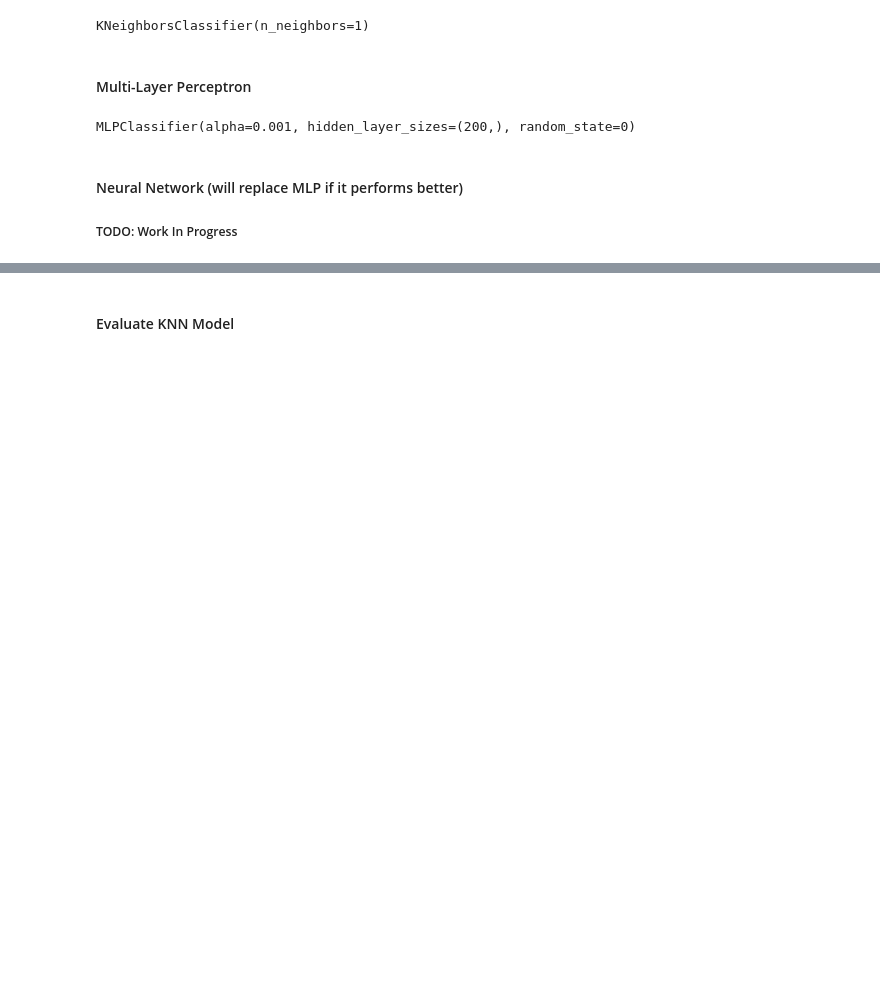
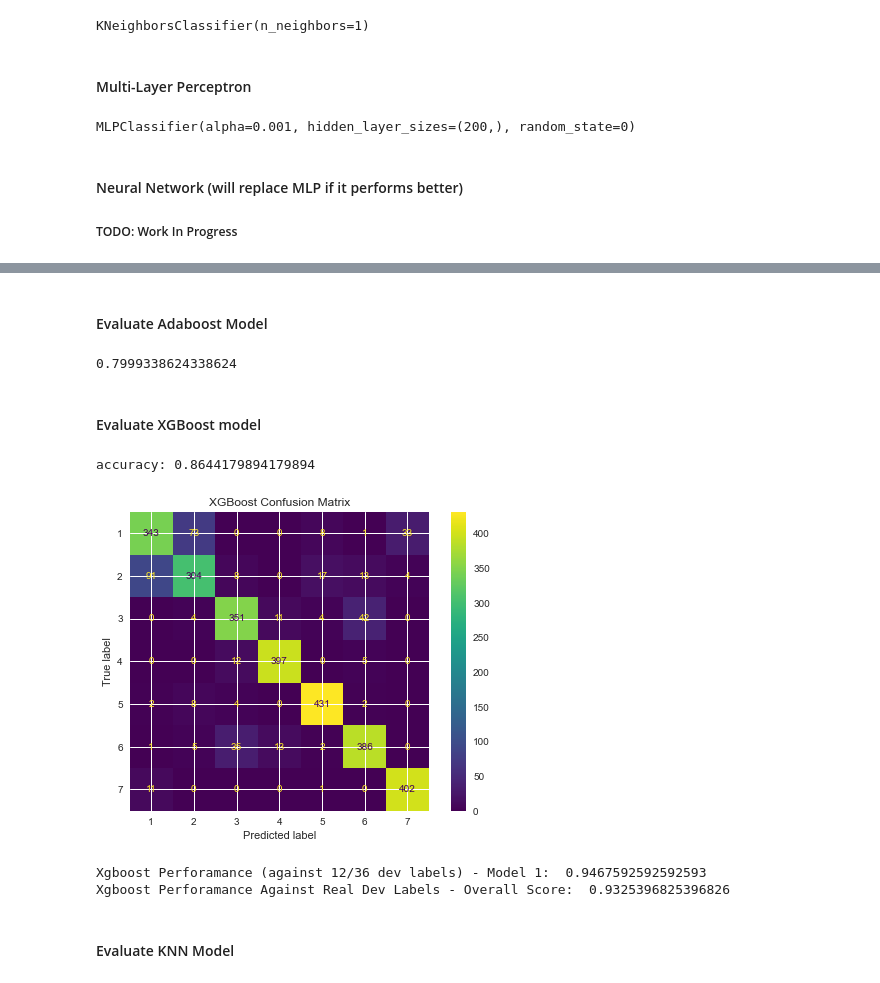
Before and after one commit to justinetaylor/mids-w207-final-project, a Jupyter notebook: clear_cut_solution.ipynb, the cells around one changed output, grey strips where cells are left out. Drawn from its saved outputs; the diff is of its cells as text; code cells hidden in the pictures; blank space fills up the shorter version.

Commit message:
updated introduction, added PCA, Adaboost and XGBoost

```diff
--- a/clear_cut_solution.ipynb
+++ b/clear_cut_solution.ipynb
@@ -212,0 +282,9 @@ RandomForestClassifier(max_depth=8)
+# %%
+from sklearn.ensemble import RandomForestClassifier
+from sklearn.ensemble import AdaBoostClassifier
+
+# Fit an Adaboost Model to all of the training data
+
+clf_ada = AdaBoostClassifier(DecisionTreeClassifier(max_depth=8),n_estimators=100,random_state=0,)
+
+clf_ada.fit(train_data_original,train_labels_original)
@@ -212,0 +296,17 @@ RandomForestClassifier(max_depth=8)
+# %%
+from xgboost import XGBClassifier
+# Fit a XG Model to all of the training data
+clf_xg = XGBClassifier(n_estimators=200,max_depth=8)
+clf_xg.fit(train_data_original,train_labels_original)
+
+# Fit a XGBoost Model to all of the training data
+xgb_model_all_data = XGBClassifier(n_estimators=200,max_depth=8)
+xgb_model_all_data.fit(train_data_12_36_4_5_7, train_labels_12_36_4_5_7)
+
+# # Fit a XGBoost Model to differentiate cover types one and two
+xgb_model_cover_type_12 = XGBClassifier(n_estimators=200,max_depth=8)
+xgb_model_cover_type_12.fit(train_data_cover_type_12.to_numpy(), train_labels_cover_type_12)
+
+# # Fit a XGBoost Model to differentiate cover types three and six
+xgb_model_cover_type_36 = XGBClassifier(n_estimators=200,max_depth=8)
+xgb_model_cover_type_36.fit(train_data_cover_type_36.to_numpy(), train_labels_cover_type_36)
@@ -324,3 +437,44 @@ Random Forest Perforamance Against Real Dev Labels - Overall Score:  0.791335978
+# %% [markdown]
+#### Evaluate Adaboost Model
+# %%
+#evaluate Adaboost model based on original data (no subsetting)
+clf_ada.score(dev_data_original,dev_labels_original)
+# %% [output]
+0.7999338624338624
+# %% [markdown]
+#### Evaluate XGBoost model
+# %%
+#First, evaluate XGBoost model on the original data (no subsetting)
+print("accuracy:", clf_xg.score(dev_data_original,dev_labels_original))
+# Plot Confusion Matrix
+plot_confusion_matrix(clf_xg, dev_data_original, dev_labels_original, values_format = "d")
+plt.title("XGBoost Confusion Matrix")
+plt.plot()
+print('\n\n')
+# %% [output]
+accuracy: 0.8644179894179894
+[figure, added]
+# %%
+#Evaluate XGBoost model with the submodels.
+xgb_predictions_all_data = xgb_model_all_data.predict(dev_data_12_36_4_5_7)
+print("Xgboost Perforamance (against 12/36 dev labels) - Model 1: ", accuracy_score(np.array(dev_labels_12_36_4_5_7), xgb_predictions_all_data))
+
+# Retrieve examples where the model predicted 12 or 36
+xgboost_predicted_12_indicies = np.where(xgb_predictions_all_data==12)
+xgboost_predicted_36_indicies = np.where(xgb_predictions_all_data==36)
+
+# Use specific sub-models to differentiate between 1 and 2 -and- 3 and 6
+xgboost_predictions_1_2 = xgb_model_cover_type_12.predict(np.array(dev_data_12_36_4_5_7)[xgboost_predicted_12_indicies])
+xgboost_predictions_3_6 = xgb_model_cover_type_36.predict(np.array(dev_data_12_36_4_5_7)[xgboost_predicted_36_indicies])
+
+# Update those 12 or 36 labels to be 1,2,3,6
+xgb_predictions_all_data[xgboost_predicted_12_indicies] = xgboost_predictions_1_2
+xgb_predictions_all_data[xgboost_predicted_36_indicies] = xgboost_predictions_3_6
+
+print("Xgboost Perforamance Against Real Dev Labels - Overall Score: ",  accuracy_score(np.array(dev_labels_original).reshape(-1, 1), xgb_predictions_all_data.reshape(-1, 1)))
+# %% [output]
+Xgboost Perforamance (against 12/36 dev labels) - Model 1:  0.9467592592592593
+Xgboost Perforamance Against Real Dev Labels - Overall Score:  0.9325396825396826
 # %% [markdown]
 #### Evaluate KNN Model
 # %%
```
Also changed, not shown: parts of 37 cells of this notebook, 1 other file.
